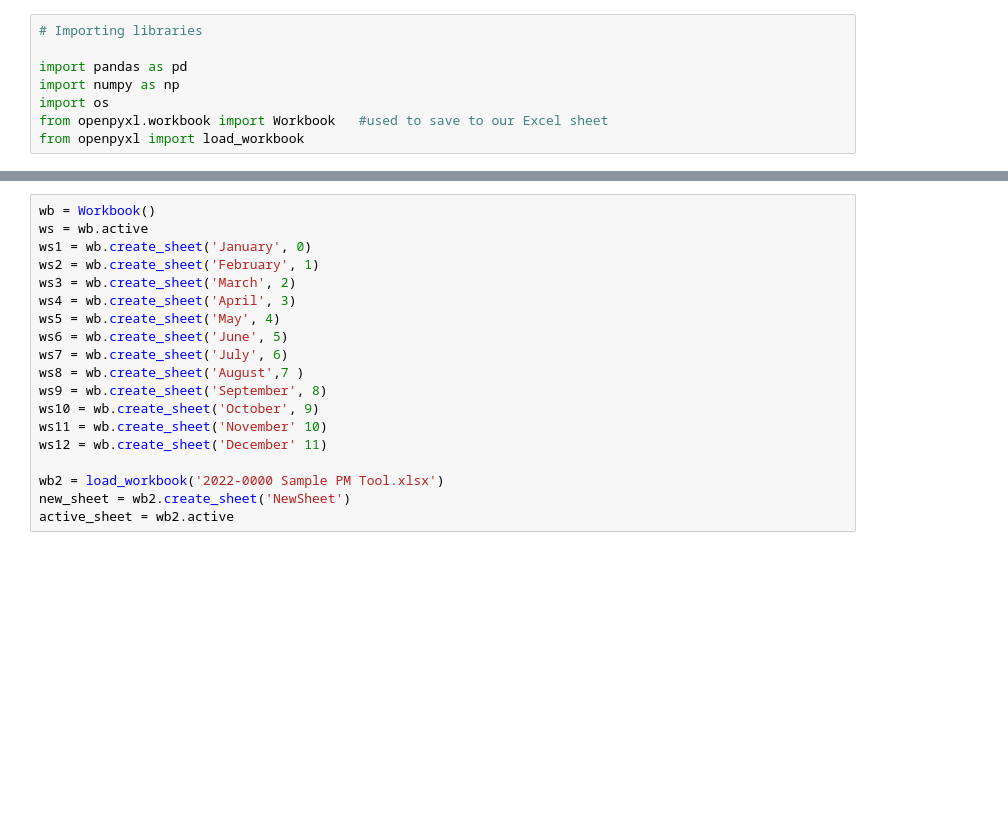
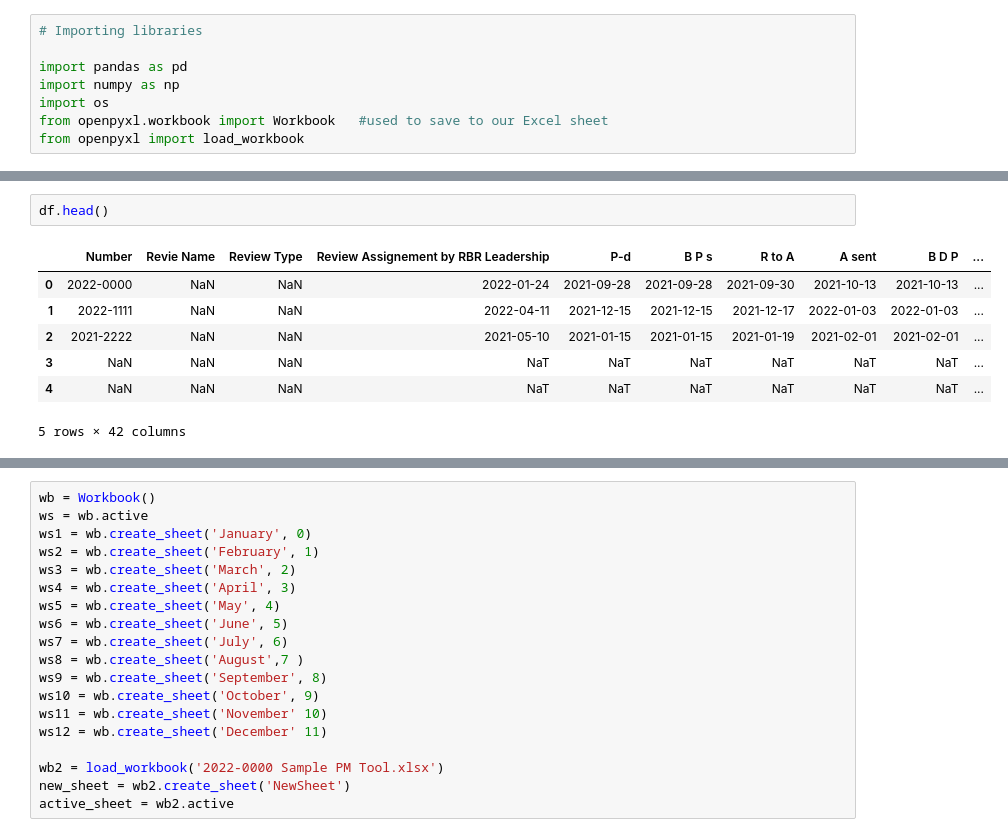
Before and after one commit to ksu-is/Master-Project-To-Do-List, a Jupyter notebook: Main code.ipynb, the cells around one changed output, grey strips where cells are left out. Saved outputs shown, nothing was run; the diff lists cells and outputs as text; blank space fills up the shorter version.

```diff
--- a/Main code.ipynb
+++ b/Main code.ipynb
@@ -64,0 +31,10 @@ df.drop([0,1,2,3,4,5,10,11,12,13,14,15,16,17,18])
+# %%
+df.head()
+# %% [output]
+|  | Number | Revie Name | Review Type | Review Assignement by RBR Leadership | P-d | B P s | R to A | A sent | B D P | ... |
+| 0 | 2022-0000 | NaN | NaN | 2022-01-24 | 2021-09-28 | 2021-09-28 | 2021-09-30 | 2021-10-13 | 2021-10-13 | ... |
+| 1 | 2022-1111 | NaN | NaN | 2022-04-11 | 2021-12-15 | 2021-12-15 | 2021-12-17 | 2022-01-03 | 2022-01-03 | ... |
+| 2 | 2021-2222 | NaN | NaN | 2021-05-10 | 2021-01-15 | 2021-01-15 | 2021-01-19 | 2021-02-01 | 2021-02-01 | ... |
+| 3 | NaN | NaN | NaN | NaT | NaT | NaT | NaT | NaT | NaT | ... |
+| 4 | NaN | NaN | NaN | NaT | NaT | NaT | NaT | NaT | NaT | ... |
+5 rows × 42 columns
```
Also changed, not shown: parts of 10 cells of this notebook.
